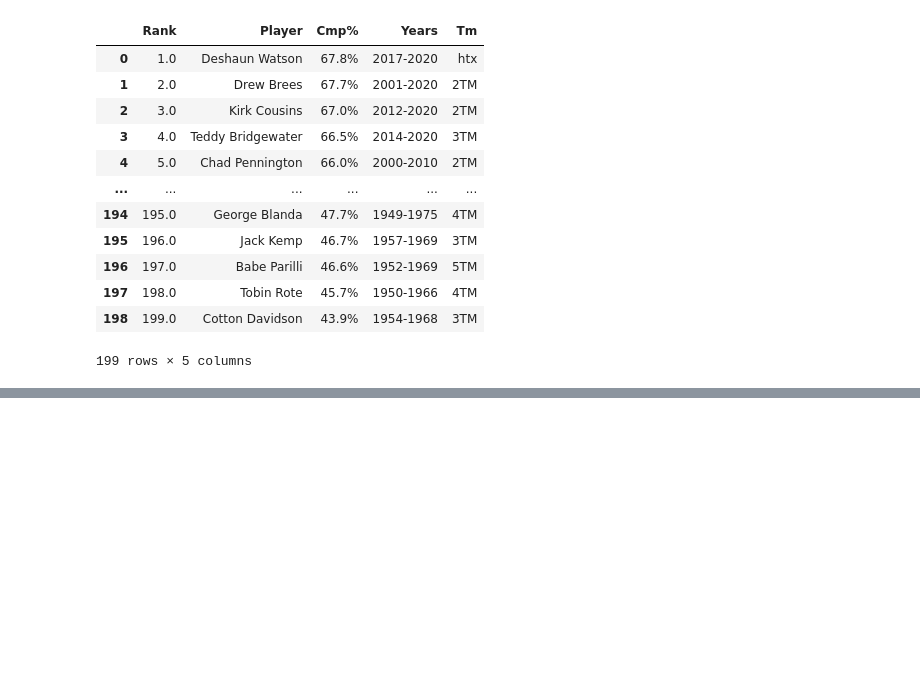
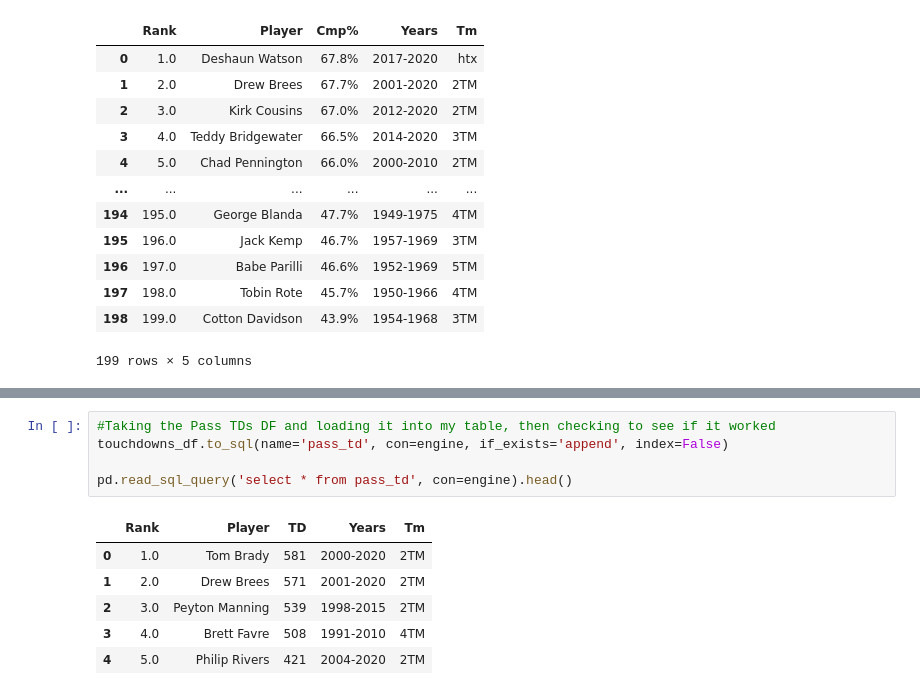
Before and after one commit to meghanvl/ETL, a Jupyter notebook: QB Stats - Extraction and Transformation.ipynb, the cells around one changed output, grey strips where cells are left out. Drawn from its saved outputs; the diff is of its cells as text; blank space fills up the shorter version.

```diff
--- a/QB Stats - Extraction and Transformation.ipynb
+++ b/QB Stats - Extraction and Transformation.ipynb
@@ -285,0 +320,12 @@ completion_percent_df
+# %%
+#Taking the Pass TDs DF and loading it into my table, then checking to see if it worked
+touchdowns_df.to_sql(name='pass_td', con=engine, if_exists='append', index=False)
+
+pd.read_sql_query('select * from pass_td', con=engine).head()
+# %% [output]
+|  | Rank | Player | TD | Years | Tm |
+| 0 | 1.0 | Tom Brady | 581 | 2000-2020 | 2TM |
+| 1 | 2.0 | Drew Brees | 571 | 2001-2020 | 2TM |
+| 2 | 3.0 | Peyton Manning | 539 | 1998-2015 | 2TM |
+| 3 | 4.0 | Brett Favre | 508 | 1991-2010 | 4TM |
+| 4 | 5.0 | Philip Rivers | 421 | 2004-2020 | 2TM |
```
Also changed, not shown: parts of 7 cells of this notebook.
